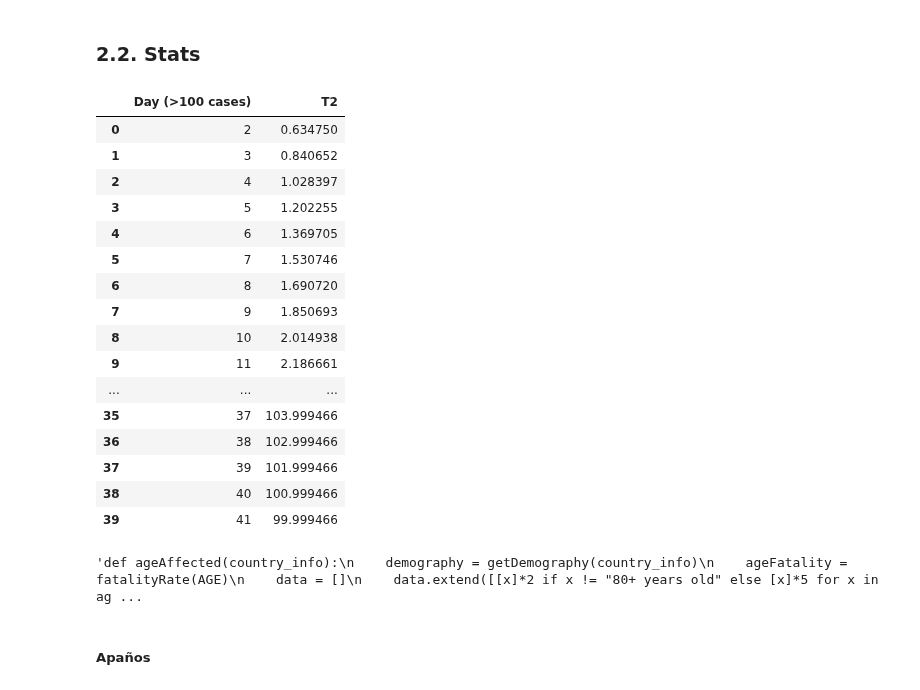
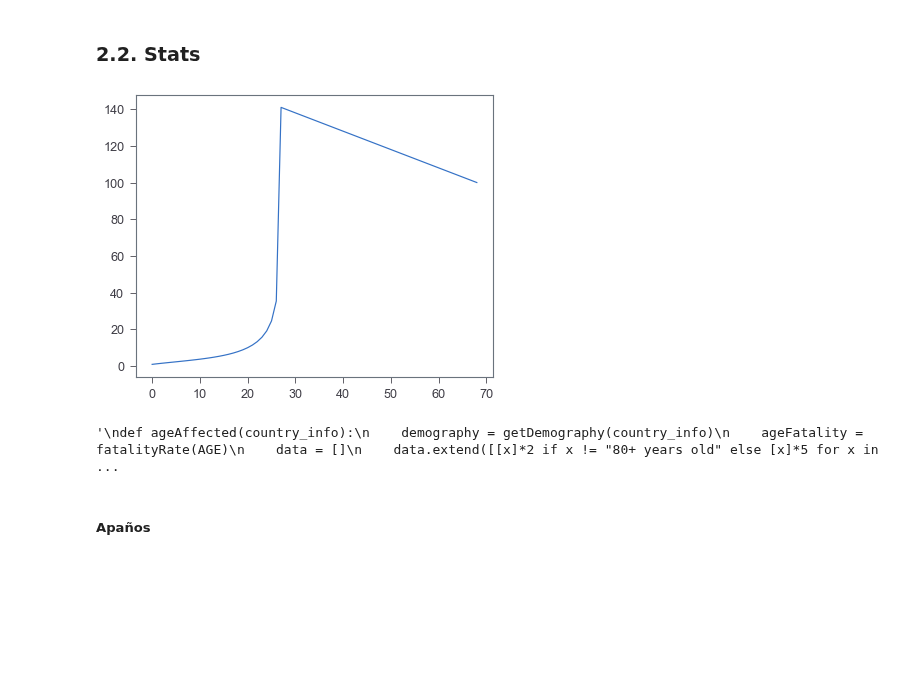
Before and after one commit to DanielGuzmanOlivares/COVID-19, a Jupyter notebook: COVID-19.ipynb, the cells around one changed output. Cells and saved outputs as stored; diff of their text form; code cells hidden in the pictures; blank space fills up the shorter version.

```diff
--- a/COVID-19.ipynb
+++ b/COVID-19.ipynb
@@ -732,6 +755,6 @@ def countryR2(country,param,model):
     return r2_score(y_data,pred)
 
 print(countryR2("Spain","Confirmed",logisticModel))
-x_data,y_data,df = prediction("Spain","Confirmed",25,expModel,fromNow=True)
+x_data,y_data,df = prediction("Spain","Confirmed",5,logisticModel,fromNow=False)
 print(df)
 plotPrediction(x_data,y_data,df)
@@ -759,46 +763,34 @@ plotPrediction(x_data,y_data,df)
 # %%
 def inverse(func,y,x1,x2,tol=0.001):
     assert x1 < x2
     mid = (x2 - x1)/2
     if mid <= tol or func(x1 + mid) == y :
         return x1+mid
     elif y > func(x1+mid):
         return inverse(func,y,x1+mid,x2,tol)
     else:
         return inverse(func,y,x1,x1+mid,tol)
 
 
-def t2(country):
+def t2(country,model):
     x_data,y_data = fromFirstCase(timeEvolution(country),"Deaths")
-    adj = fit(logisticModel,x_data,y_data)
+    adj = fit(model,x_data,y_data)
     t2_rates = []
     for x in x_data[1:]:
         inv = inverse(adj,2*adj(x),x_data[0],x_data[-1]+100)
         t2_rates.append((x,inv-x))
     return pd.DataFrame(t2_rates,columns=["Day (>100 cases)","T2"])
 
-t2("Spain")
+def plotT2(country,model=logisticModel):
+    t2(country,model)["T2"].plot()
+
+plotT2("Spain")
 # %% [output]
-|  | Day (>100 cases) | T2 |
-| 0 | 2 | 0.634750 |
-| 1 | 3 | 0.840652 |
-| 2 | 4 | 1.028397 |
-| 3 | 5 | 1.202255 |
-| 4 | 6 | 1.369705 |
-| 5 | 7 | 1.530746 |
-| 6 | 8 | 1.690720 |
-| 7 | 9 | 1.850693 |
-| 8 | 10 | 2.014938 |
-| 9 | 11 | 2.186661 |
-| ... | ... | ... |
-| 35 | 37 | 103.999466 |
-| 36 | 38 | 102.999466 |
-| 37 | 39 | 101.999466 |
-| 38 | 40 | 100.999466 |
-| 39 | 41 | 99.999466 |
+[figure, added]
 # %%
 ####WORKING
-"""def ageAffected(country_info):
+"""
+def ageAffected(country_info):
     demography = getDemography(country_info)
     ageFatality = fatalityRate(AGE)
     data = []
@@ -822,9 +814,11 @@ def populationAffectedByDemography(country,days,model):
             rate = 0
         l.append((age,rate/100*row["M"]*infected/inhabitantsCountry(country)))
     return pd.DataFrame(l,columns=["Age","Deaths"])
-populationAffectedByDemography("Spain",2,expModel)"""
+"""
+#ageAffected("Spain")
+#populationAffectedByDemography("Spain",2,logisticModel)
 # %% [output]
-'def ageAffected(country_info):\n    demography = getDemography(country_info)\n    ageFatality = fatalityRate(AGE)\n    data = []\n    data.extend([[x]*2 if x != "80+ years old" else [x]*5 for x in ag ...
+'\ndef ageAffected(country_info):\n    demography = getDemography(country_info)\n    ageFatality = fatalityRate(AGE)\n    data = []\n    data.extend([[x]*2 if x != "80+ years old" else [x]*5 for x in  ...
 # %% [markdown]
 ##### Apaños
 # %%
```
Also changed, not shown: parts of 8 cells of this notebook.
